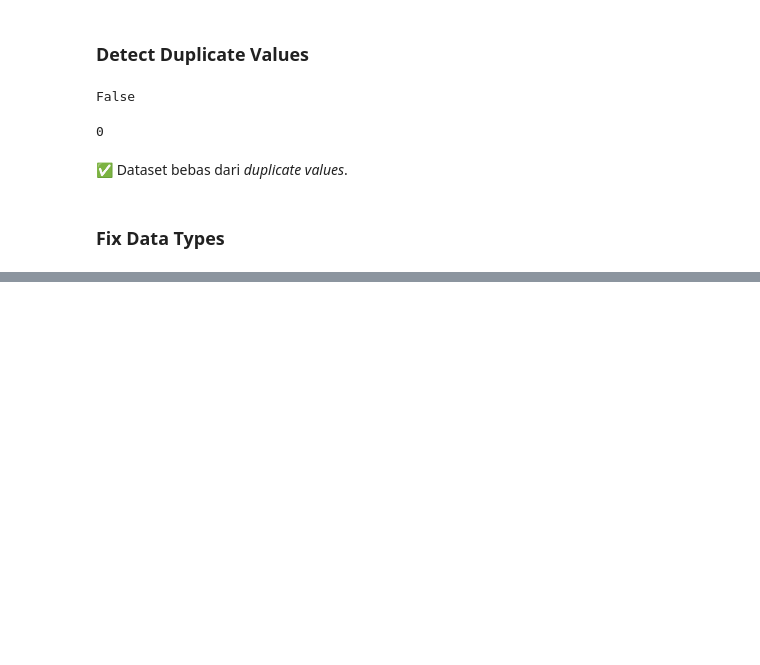
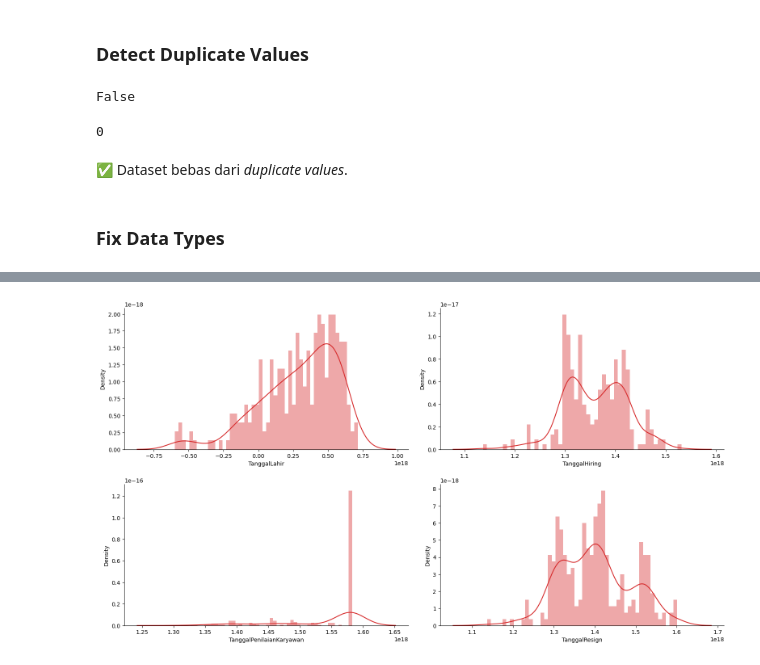
Before and after one commit to sabirinID/Predicting-Employee-Attrition, a Jupyter notebook: Notebooks/hr_employee_retention.ipynb, the cells around one changed output, grey strips where cells are left out. Saved outputs shown, nothing was run; the diff lists cells and outputs as text; code cells hidden in the pictures; blank space fills up the shorter version.

```diff
--- a/Notebooks/hr_employee_retention.ipynb
+++ b/Notebooks/hr_employee_retention.ipynb
@@ -257,17 +137,0 @@ cat.describe().T
-# %%
-plt.figure(figsize=(16, 9))
-
-# Subplot
-for j in range(5):
-    start_index = j * 3
-    end_index = (j + 1) * 3
-    for i in range(start_index, end_index):
-        plt.subplot(1, 3, i % 3 + 1)
-        ax = sns.countplot(y=df[cat_cols[i]], palette='tab10')
-        plt.title(f'Count of {cat_cols[i]}', fontsize=16, weight='bold')
-        sns.despine()
-        plt.tight_layout(pad=5)
-
-    plt.figure(figsize=(16, 9))
-
-plt.show()
@@ -399,0 +237,10 @@ array(['Software Engineer', 'Data Analyst', 'Product Manager',
+# %%
+# Encode
+df['PerformancePegawai'] = df['PerformancePegawai'].replace({'Sangat_kurang' : 1,
+                                                             'Kurang'        : 2,
+                                                             'Biasa'         : 3,
+                                                             'Bagus'         : 4,
+                                                             'Sangat_bagus'  : 5})
+# Rename column
+df.rename(columns={'PerformancePegawai' : 'SkorPerformaPegawai'}, inplace=True)
+df['SkorPerformaPegawai'].unique()
@@ -680,0 +550,9 @@ memory usage: 27.3 KB
+# %%
+# Define features
+date = df.select_dtypes(include=['datetime64[ns]'])
+num = df.select_dtypes(include=['float64', 'int64'])
+cat = df.select_dtypes(include=['category'])
+
+date_cols = date.columns
+num_cols = num.columns
+cat_cols = cat.columns
@@ -680,0 +580,11 @@ memory usage: 27.3 KB
+# %%
+plt.figure(figsize=(16, 9))
+for i in range(0, len(date_cols)):
+    plt.subplot(2, 2, i+1)
+    sns.distplot(df[date_cols[i]], bins=50, color='tab:red')
+    sns.despine()
+    plt.tight_layout(pad=2)
+
+plt.show()
+# %% [output]
+[figure, added]
```
Also changed, not shown: parts of 64 cells of this notebook.
